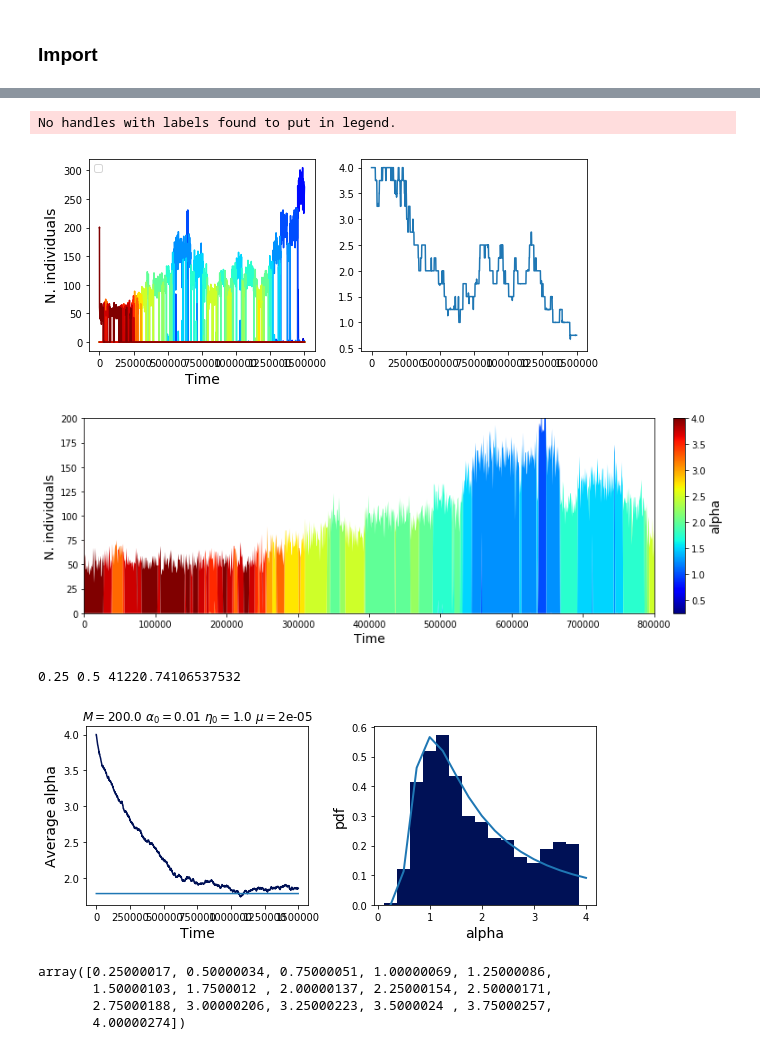
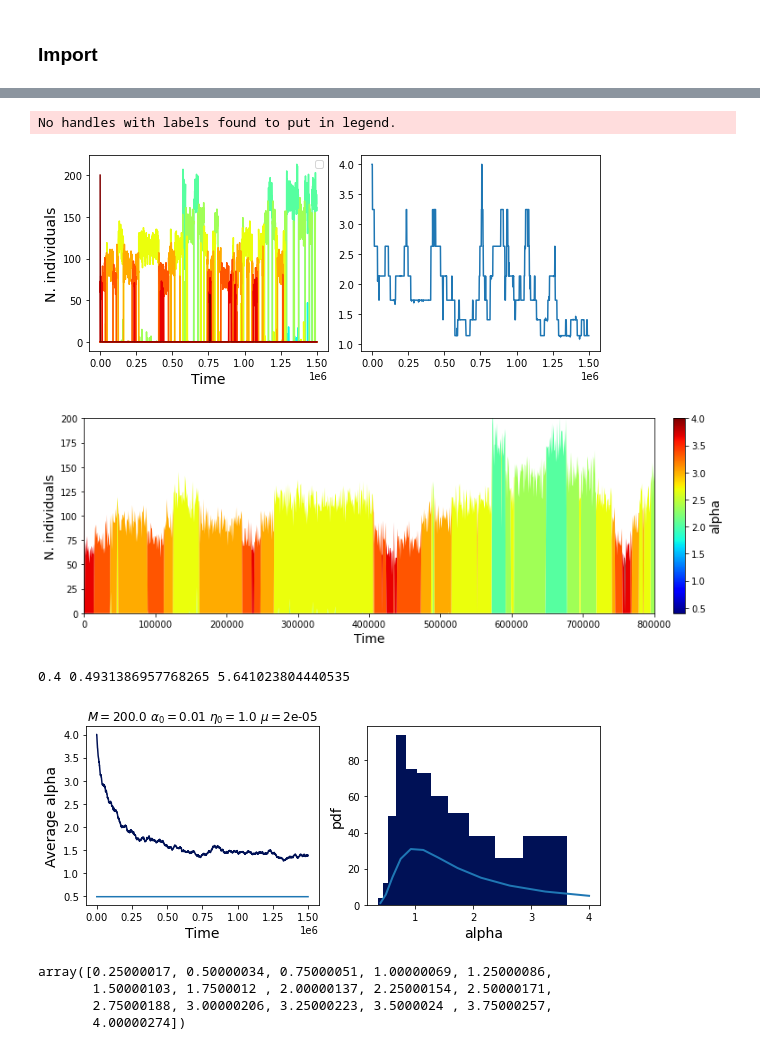
Before and after one commit to amazzoli/PopGenCompetition, a Jupyter notebook: main/Chemostat.ipynb, the cells around one changed output, grey strips where cells are left out. Cells and saved outputs as stored; diff of their text form; code cells hidden in the pictures.

```diff
--- a/main/Chemostat.ipynb
+++ b/main/Chemostat.ipynb
@@ -40,8 +38,9 @@ ut.write_params(params, data_dir, 'param.txt')
 # %% [markdown]
 ### Import
 # %%
-data_dir = '../data/chem_evol_e/'
+data_dir = '../data/chem_evol_e_log/'
 plot_dir = '../plots/chem_evol/'
 params = ut.read_params(data_dir+'param.txt')
-n_states = int(params['alpha_max']/params['delta_alpha'])
-#n_states = len(params['alphas'])
+#n_states = int(params['alpha_max']/params['delta_alpha'])
+n_states = len(params['alphas'])
+print(params)
@@ -70,7 +54,7 @@ labels
 # %%
 N_traj = traj[:,1:].sum(axis=1)
-alphas = np.linspace(params['delta_alpha'], params['alpha_max'], n_states)
-#alphas = params['alphas']
+#alphas = np.linspace(params['delta_alpha'], params['alpha_max'], n_states)
+alphas = params['alphas']
 av_alpha_traj = np.sum(traj[:,1:]*alphas, axis=1) / N_traj
 std_alpha_traj = np.sqrt(np.sum(traj[:,1:]*alphas**2, axis=1) / N_traj - av_alpha_traj**2)
 # %%
@@ -93,7 +77,7 @@ plt.tight_layout()
 plt.savefig(plot_dir+'traj.png', dpi=200, transparent=True)
 # %% [output]
 No handles with labels found to put in legend.
-[figure, old version]
+[figure, new version]
 # %%
 cumul_av_alpha = np.zeros(len(av_alpha_traj))
 for i in range(len(labels)-1):
@@ -122,13 +106,13 @@ cb1.set_label('alpha', fontsize=14)
 
 plt.savefig(plot_dir+'color_traj.png',dpi=200)
 # %% [output]
-[figure, old version]
+[figure, new version]
 # %%
 #alphas = np.linspace(params['delta_alpha'], params['alpha_max'], n_states)
 #alphas = params['alphas']
 av_av_alpha = np.zeros(len(av_alpha_traj))
 av_times = np.zeros(len(av_alpha_traj))
-params['N_realizations'] = 150
+params['N_realizations'] = 130
 snap_times_frac = np.array([0.7,0.8,0.9,1])
 snap_times = np.array(snap_times_frac * int(len(av_alpha_traj)-1), dtype=int)
 final_dist = np.empty((0,len(snap_times)))
@@ -157,7 +141,7 @@ Nts = Nts_f(params['M'], alphas[i+1], alphas[i], params['alpha0'])
 c = c_f(alphas[i+1], alphas[i], params['alpha0'])
 print(alphas[i], alphas[i+1], mut_p_inv_ratio(Nts, c))
 # %% [output]
-0.25 0.5 41220.74106537532
+0.4 0.4931386957768265 5.641023804440535
 # %%
 dist = np.array([1])
 norm = 0
@@ -171,21 +155,21 @@ average = (alphas*dist).sum()/norm*(alphas[1]-alphas[0])
 # %%
 fig, (ax1, ax2) = plt.subplots(1,2,figsize=(8,3.5))
 
 ax2.set_xlabel('alpha', fontsize=14)
 ax2.set_ylabel('pdf', fontsize=14)
-ax2.plot(alphas, dist/norm, lw=2)
-ax2.hist(final_dist, bins=alphas, density=True, align='left', color='#001156')
+ax2.plot(alphas, dist, lw=2)
+ax2.hist(final_dist, bins=alphas, align='left', color='#001156')
 
 ax1.set_xlabel('Time',fontsize=14)
 ax1.set_ylabel('Average alpha',fontsize=14)
 ax1.set_title("$M=$"+str(params['M'])+r" $\alpha_0=$"+str(params['alpha0'])+r" $\eta_0=$"+str(params['eta0'])+r" $\mu=$"+str(params['mut_rate']))
 ax1.plot(av_times, av_av_alpha, color='#001156')
 ax1.plot(av_times, np.ones(len(traj[:,0]))*average)
 
 plt.tight_layout()
 plt.savefig(plot_dir+'alpha_stat.png', dpi=200)
 # %% [output]
-[figure, old version]
+[figure, new version]
 # %%
 average
 # %% [output]
```
Also changed, not shown: parts of 4 cells of this notebook, 23 other files.
